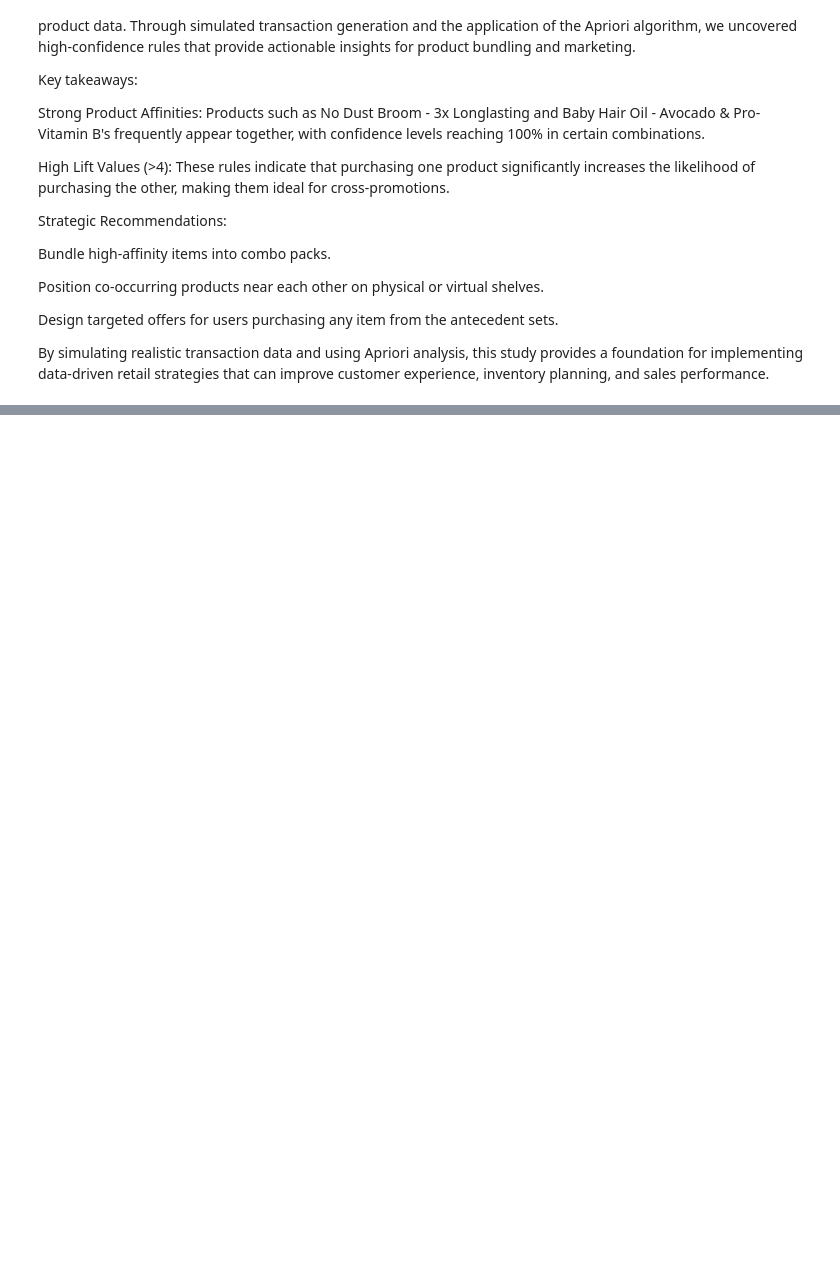
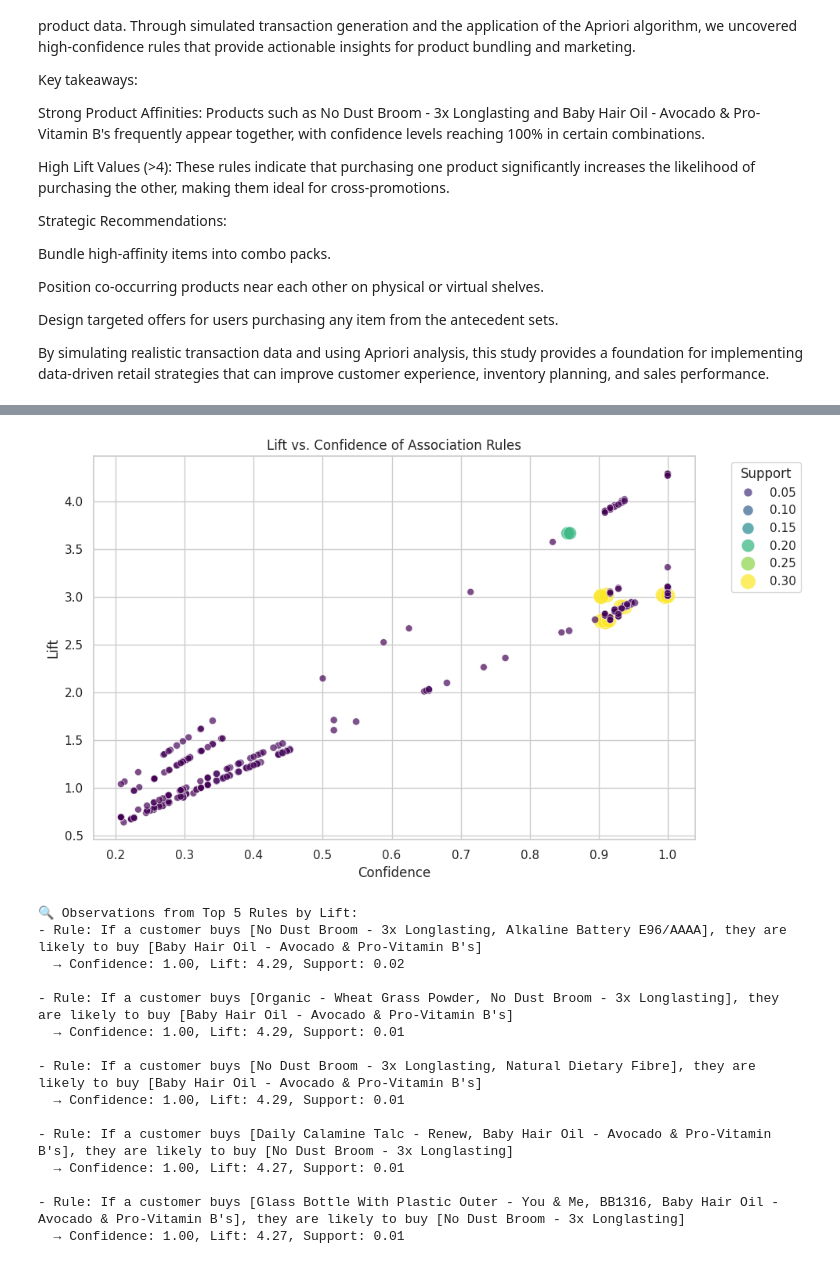
Before and after one commit to AthiraBinod-19/Business-Analytics, a Jupyter notebook: Datacleaning.ipynb, the cells around one changed output, grey strips where cells are left out. Drawn from its saved outputs; the diff is of its cells as text; code cells hidden in the pictures; blank space fills up the shorter version.

```diff
--- a/Datacleaning.ipynb
+++ b/Datacleaning.ipynb
@@ -1233,0 +1310,44 @@ By simulating realistic transaction data and using Apriori analysis, this study
+# %%
+import matplotlib.pyplot as plt
+import seaborn as sns
+
+# Check if rules DataFrame exists and is not empty
+if not rules.empty:
+    plt.figure(figsize=(10, 6))
+    sns.scatterplot(data=rules, x='confidence', y='lift', hue='support', size='support', palette='viridis', sizes=(40, 200), alpha=0.7)
+    plt.title('Lift vs. Confidence of Association Rules')
+    plt.xlabel('Confidence')
+    plt.ylabel('Lift')
+    plt.legend(title='Support', bbox_to_anchor=(1.05, 1), loc='upper left')
+    plt.grid(True)
+    plt.tight_layout()
+    plt.show()
+
+    # Display observations from top rules
+    top_rules = rules.sort_values(by='lift', ascending=False).head(5)
+
+    print("\n🔍 Observations from Top 5 Rules by Lift:")
+    for i, row in top_rules.iterrows():
+        antecedents = ', '.join(list(row['antecedents']))
+        consequents = ', '.join(list(row['consequents']))
+        print(f"- Rule: If a customer buys [{antecedents}], they are likely to buy [{consequents}]")
+        print(f"  → Confidence: {row['confidence']:.2f}, Lift: {row['lift']:.2f}, Support: {row['support']:.2f}\n")
+else:
+    print("No association rules available to plot.")
+# %% [output]
+[figure, added]
+🔍 Observations from Top 5 Rules by Lift:
+- Rule: If a customer buys [No Dust Broom - 3x Longlasting, Alkaline Battery E96/AAAA], they are likely to buy [Baby Hair Oil - Avocado & Pro-Vitamin B's]
+  → Confidence: 1.00, Lift: 4.29, Support: 0.02
+
+- Rule: If a customer buys [Organic - Wheat Grass Powder, No Dust Broom - 3x Longlasting], they are likely to buy [Baby Hair Oil - Avocado & Pro-Vitamin B's]
+  → Confidence: 1.00, Lift: 4.29, Support: 0.01
+
+- Rule: If a customer buys [No Dust Broom - 3x Longlasting, Natural Dietary Fibre], they are likely to buy [Baby Hair Oil - Avocado & Pro-Vitamin B's]
+  → Confidence: 1.00, Lift: 4.29, Support: 0.01
+
+- Rule: If a customer buys [Daily Calamine Talc - Renew, Baby Hair Oil - Avocado & Pro-Vitamin B's], they are likely to buy [No Dust Broom - 3x Longlasting]
+  → Confidence: 1.00, Lift: 4.27, Support: 0.01
+
+- Rule: If a customer buys [Glass Bottle With Plastic Outer - You & Me, BB1316, Baby Hair Oil - Avocado & Pro-Vitamin B's], they are likely to buy [No Dust Broom - 3x Longlasting]
+  → Confidence: 1.00, Lift: 4.27, Support: 0.01
```
Also changed, not shown: parts of 4 cells of this notebook.
